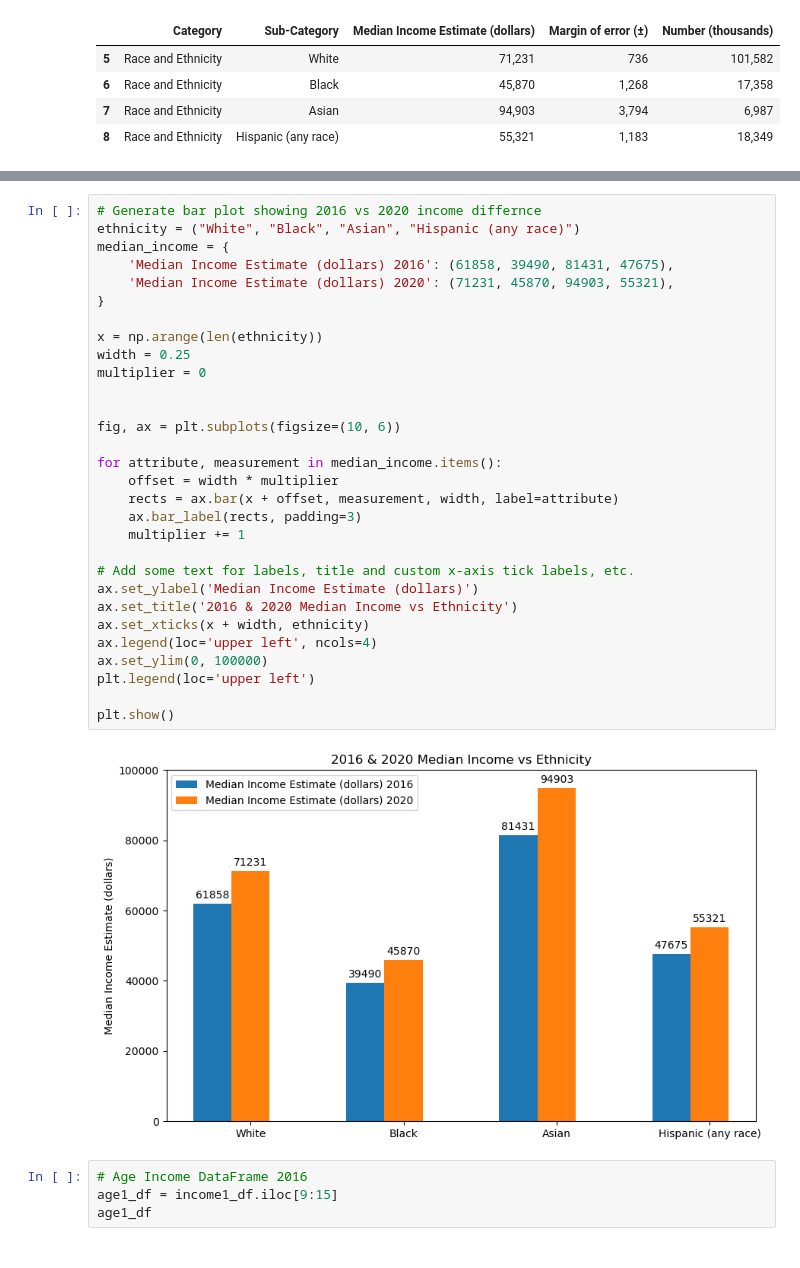
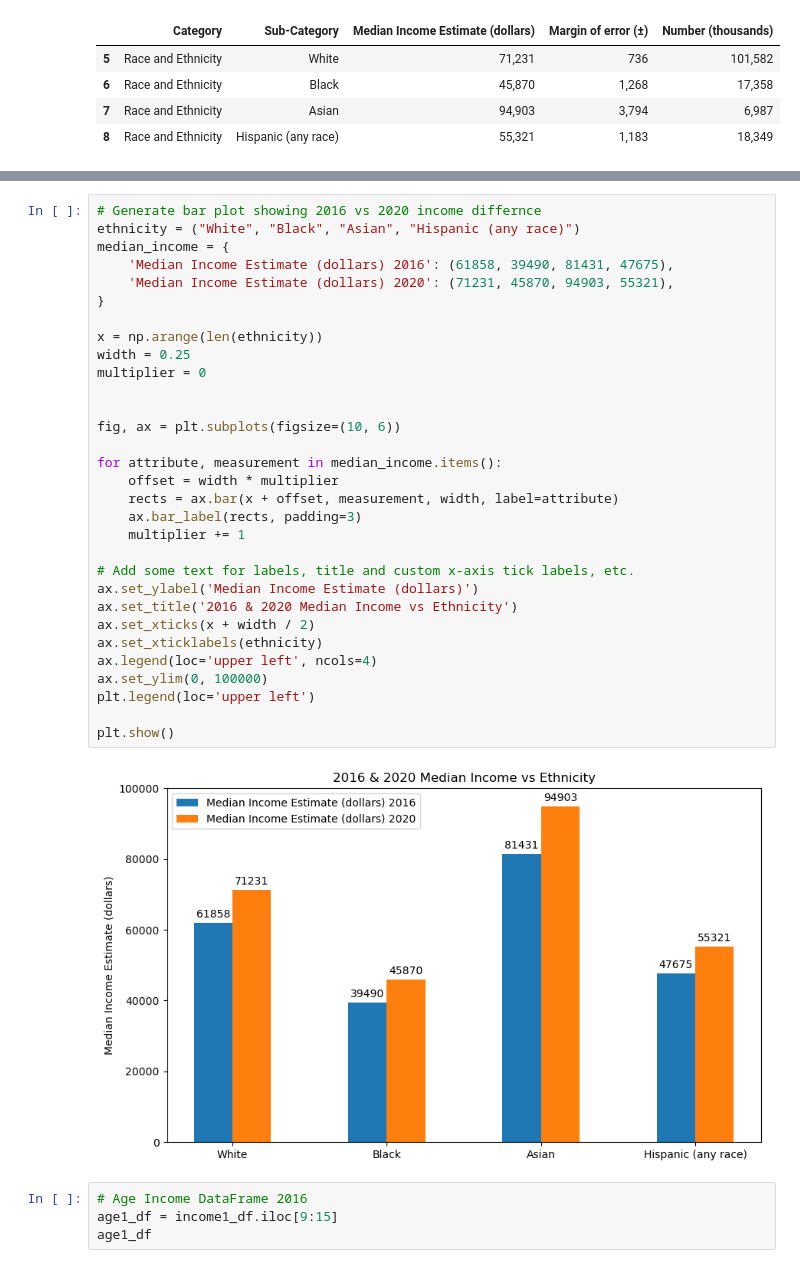
Before and after one commit to Sharkb8t/Project_1, a Jupyter notebook: Project_1.ipynb, the cells around one changed output, grey strips where cells are left out. Saved outputs shown, nothing was run; the diff lists cells and outputs as text.

```diff
--- a/Project_1.ipynb
+++ b/Project_1.ipynb
@@ -224,35 +225,36 @@ newethnicity_df
 # %%
 # Generate bar plot showing 2016 vs 2020 income differnce
 ethnicity = ("White", "Black", "Asian", "Hispanic (any race)")
 median_income = {
     'Median Income Estimate (dollars) 2016': (61858, 39490, 81431, 47675),
     'Median Income Estimate (dollars) 2020': (71231, 45870, 94903, 55321),
 }
 
 x = np.arange(len(ethnicity))
 width = 0.25
 multiplier = 0
 
 
 fig, ax = plt.subplots(figsize=(10, 6))
 
 for attribute, measurement in median_income.items():
     offset = width * multiplier
     rects = ax.bar(x + offset, measurement, width, label=attribute)
     ax.bar_label(rects, padding=3)
     multiplier += 1
 
 # Add some text for labels, title and custom x-axis tick labels, etc.
 ax.set_ylabel('Median Income Estimate (dollars)')
 ax.set_title('2016 & 2020 Median Income vs Ethnicity')
-ax.set_xticks(x + width, ethnicity)
+ax.set_xticks(x + width / 2)
+ax.set_xticklabels(ethnicity)
 ax.legend(loc='upper left', ncols=4)
 ax.set_ylim(0, 100000)
 plt.legend(loc='upper left')
 
 plt.show()
 # %% [output]
-[figure, old version]
+[figure, new version]
 # %%
 # Age Income DataFrame 2016
 age1_df = income1_df.iloc[9:15]
```
Also changed, not shown: parts of 11 cells of this notebook.
